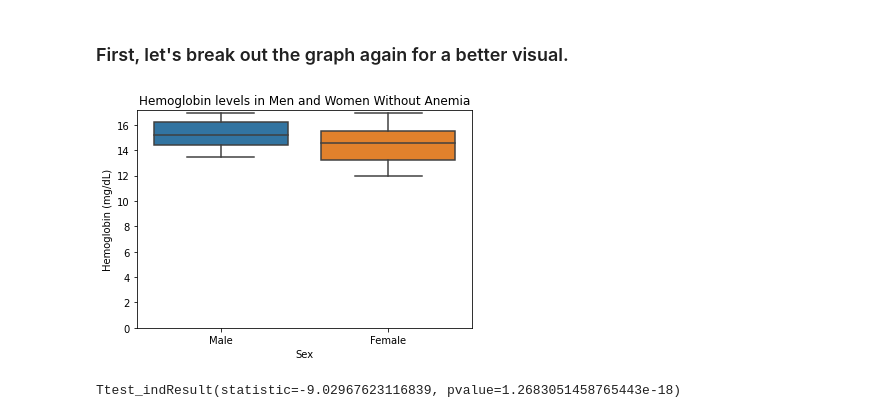
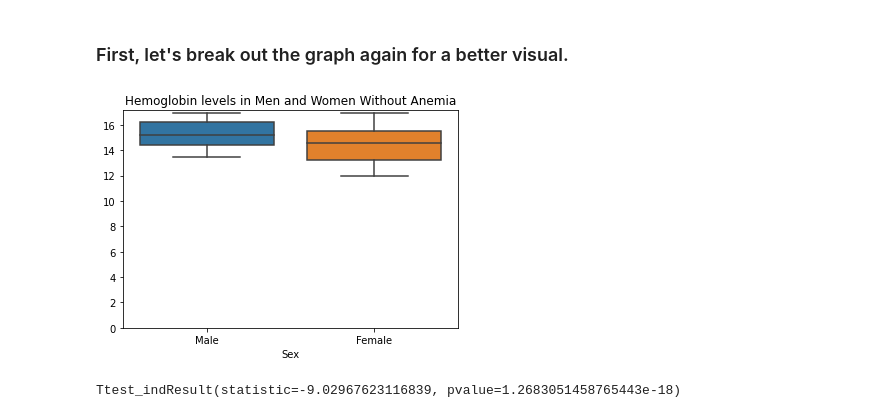
Before and after one commit to INDIG0N/anemia_data, a Jupyter notebook: notebooks/anemia_records.ipynb, the cells around one changed output. Cells and saved outputs as stored; diff of their text form; code cells hidden in the pictures.

```diff
--- a/notebooks/anemia_records.ipynb
+++ b/notebooks/anemia_records.ipynb
@@ -193,14 +194,15 @@ Ttest_indResult(statistic=-13.318371926342884, pvalue=9.283874135739387e-36)
 # %%
 hemo2 = sns.boxplot(x = no_anemia['GENDER'], y = no_anemia[no_anemia['LAB_TEST'] == 'Hemoglobin']['RESULT'])
 hemo2.set(ylim = (0, None))
-hemo2.set_ylabel('Hemoglobin (mg/dL)')
+# hemo2.set_ylabel('Hemoglobin (mg/dL)')
+hemo2.set_ylabel('')
 hemo2.set_xlabel('Sex')
 hemo2.set_title('Hemoglobin levels in Men and Women Without Anemia')
 
 fig3 = hemo2.get_figure()
-fig3.savefig('../images/Hemo_Without_Anemia.png')
+fig3.savefig('../images/Hemo_Without_Anemia.jpeg')
 # %% [output]
-[figure, old version]
+[figure, new version]
 # %%
 stats.ttest_ind(female_no_anemia[female_no_anemia['LAB_TEST'] == 'Hemoglobin']['RESULT'], male_no_anemia[male_no_anemia['LAB_TEST'] == 'Hemoglobin']['RESULT'])
 # %% [output]
```
Also changed, not shown: parts of 1 cell of this notebook, 9 other files.
